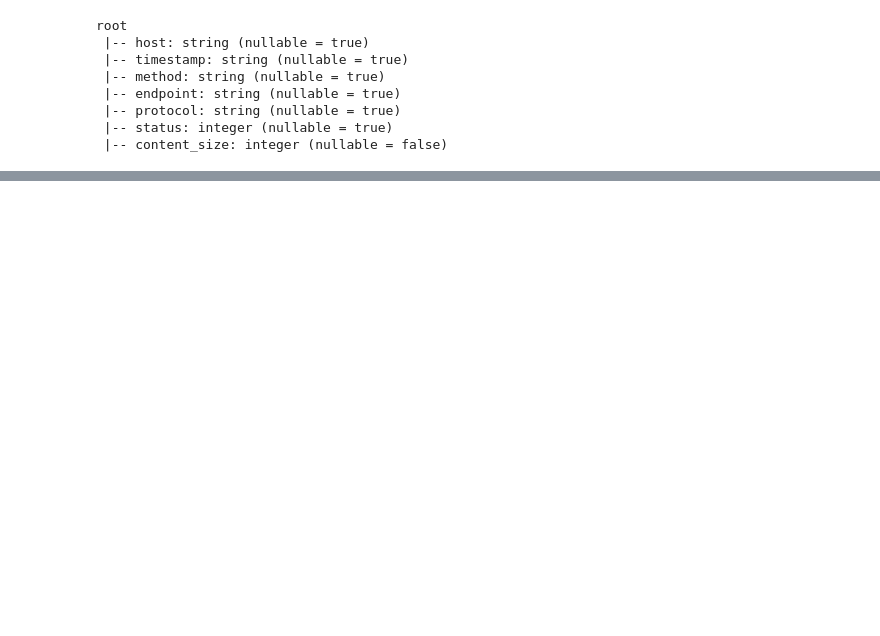
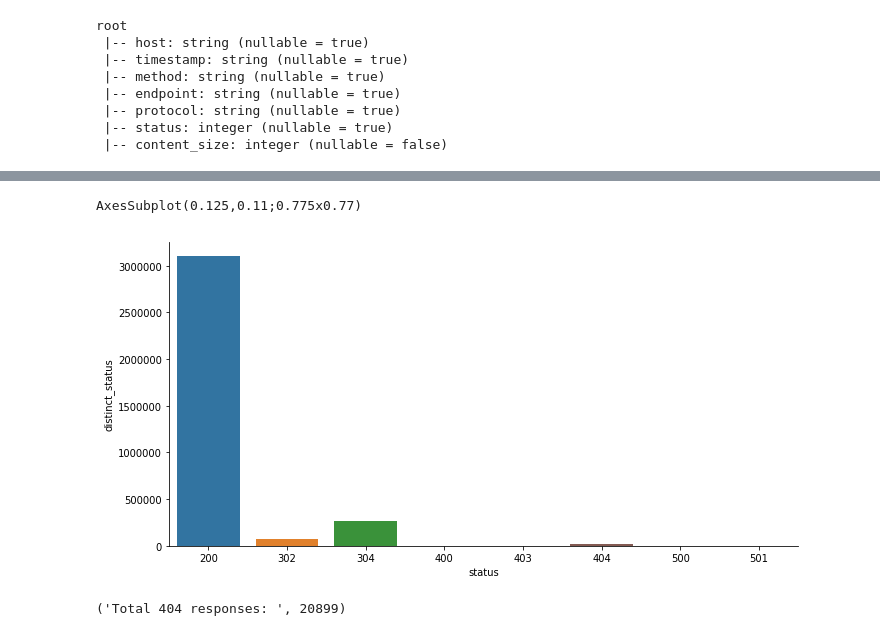
Before and after one commit to sumit-kumar-singh/LogAnalysisUsingPyspark, a Jupyter notebook: Notebook.ipynb, the cells around one changed output, grey strips where cells are left out. Saved outputs shown, nothing was run; the diff lists cells and outputs as text; code cells hidden in the pictures; blank space fills up the shorter version.

```diff
--- a/Notebook.ipynb
+++ b/Notebook.ipynb
@@ -321,5 +305,5 @@ only showing top 5 rows
 # %%
-# filling null content size with 0 value
-processed_data = processed_data.na.fill({'content_size': 0})
-print('Records after replacing it by 0 : ', processed_data.count())
+# fill null content size with 0 value
+processed_data_df = processed_data_df.na.fill({'content_size': 0})
+print('Records after replacing it by 0 : ', processed_data_df.count())
 # %% [output]
@@ -353,0 +381,10 @@ NOTE : Here timestamp column is of string type, so we have convert it into times
+# %%
+# import udf from sql.functions
+from pyspark.sql.functions import udf
+parse_to_timestamp_udf = udf(parse_to_timestamp)
+
+processed_data_df = processed_data_df.select('*', parse_to_timestamp_udf(processed_data_df['timestamp']) \
+                                     .cast('timestamp') \
+                                     .alias('time')) \
+                                     .drop('timestamp')
+processed_data_df.show(5, truncate=True)
@@ -353,0 +452,9 @@ NOTE : Here timestamp column is of string type, so we have convert it into times
+# %%
+# count individual status code and sort it
+from pyspark.sql.functions import desc
+status_code_count = processed_data_df.groupBy("status") \
+                                  .count() \
+                                  .withColumnRenamed("count","distinct_status") \
+                                  .sort(desc("count"))
+print('Status code count table :')
+status_code_count.show()
@@ -353,0 +487,20 @@ NOTE : Here timestamp column is of string type, so we have convert it into times
+# %%
+# convert to pandas df
+status_code_pd = status_code_count.toPandas()
+print(status_code_pd.plot(kind='bar',x='status',y='distinct_status'))
+# %% [output]
+AxesSubplot(0.125,0.11;0.775x0.77)
+# %%
+# import seaborn lib and use catplot for ploting graph
+import seaborn as sns
+status_bar_graph = sns.catplot(x='status', y='distinct_status',
+                               data=status_code_pd,
+                               kind='bar', height=5, aspect=2)
+# %% [output]
+[figure, added]
+# %%
+# count not found 404 error response status code
+status_code_404_df = processed_data_df.filter(processed_data_df["status"] == 404)
+print(('Total 404 responses: ', status_code_404_df.count()))
+# %% [output]
+('Total 404 responses: ', 20899)
```
Also changed, not shown: parts of 76 cells of this notebook.
